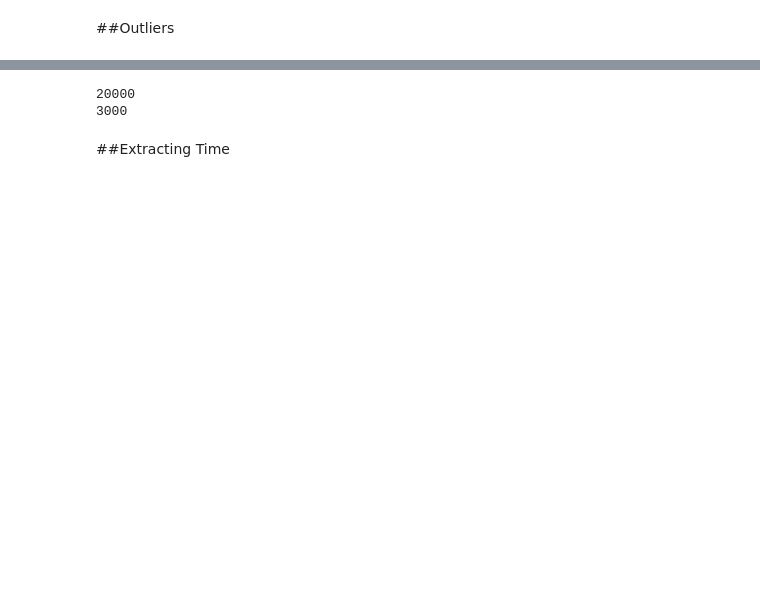
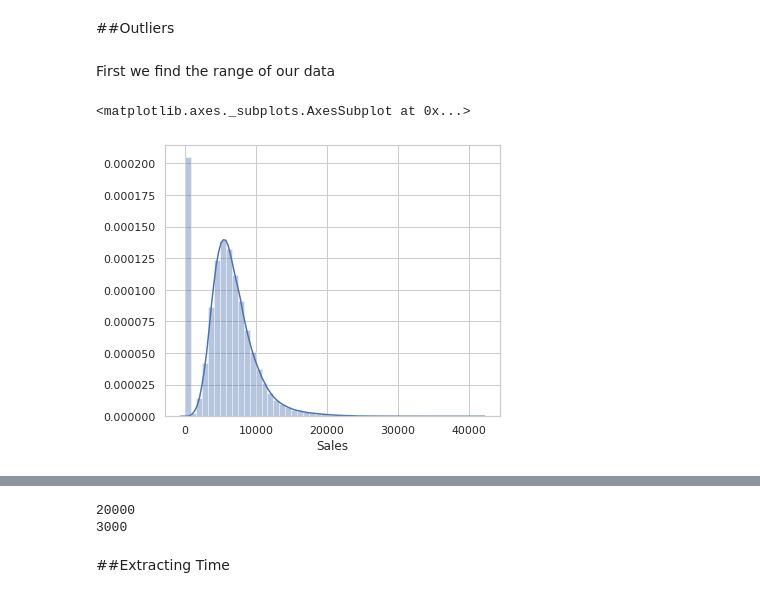
Before and after one commit to munyolec/Sales_Prediction, a Jupyter notebook: Sales_prediction_final.ipynb, the cells around one changed output, grey strips where cells are left out. Cells and saved outputs as stored; diff of their text form; code cells hidden in the pictures; blank space fills up the shorter version.

```diff
--- a/Sales_prediction_final.ipynb
+++ b/Sales_prediction_final.ipynb
@@ -140,3 +145,5 @@ train_store=train_store.drop(columns=["PromoInterval","Promo2SinceWeek","Promo2S
 train_store["CompetitionDistance"]=train_store["CompetitionDistance"].fillna(train_store["CompetitionDistance"].mode()[0])
 # %% [markdown]
 ##Outliers
+# %% [markdown]
+First we find the range of our data
@@ -142,0 +154,6 @@ train_store["CompetitionDistance"]=train_store["CompetitionDistance"].fillna(tra
+# %%
+plt.figure(figsize=(6,5))
+sns.distplot(train_store["Sales"])
+# %% [output]
+<matplotlib.axes._subplots.AxesSubplot at 0x...>
+[figure, added]
```
Also changed, not shown: parts of 22 cells of this notebook.
